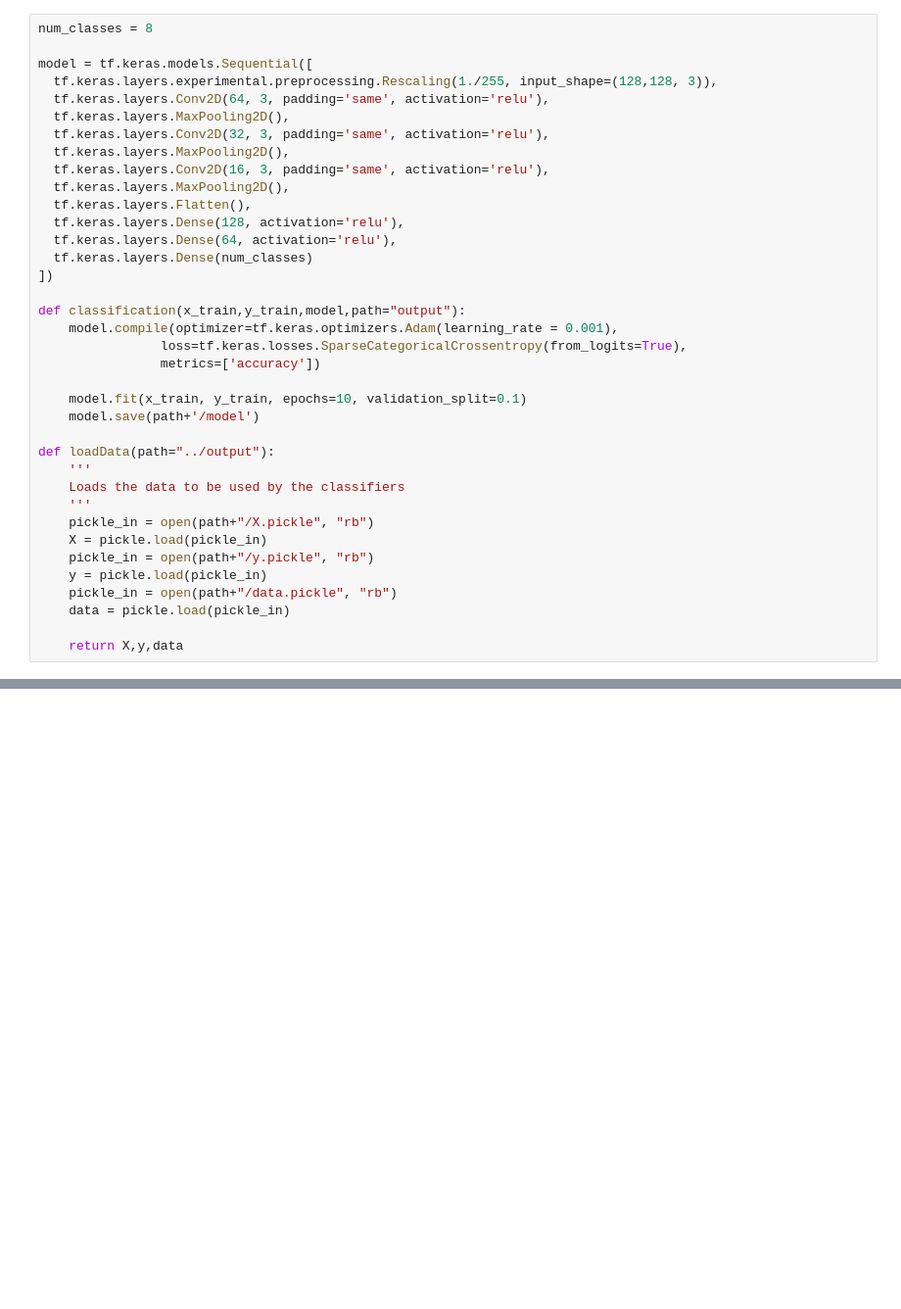
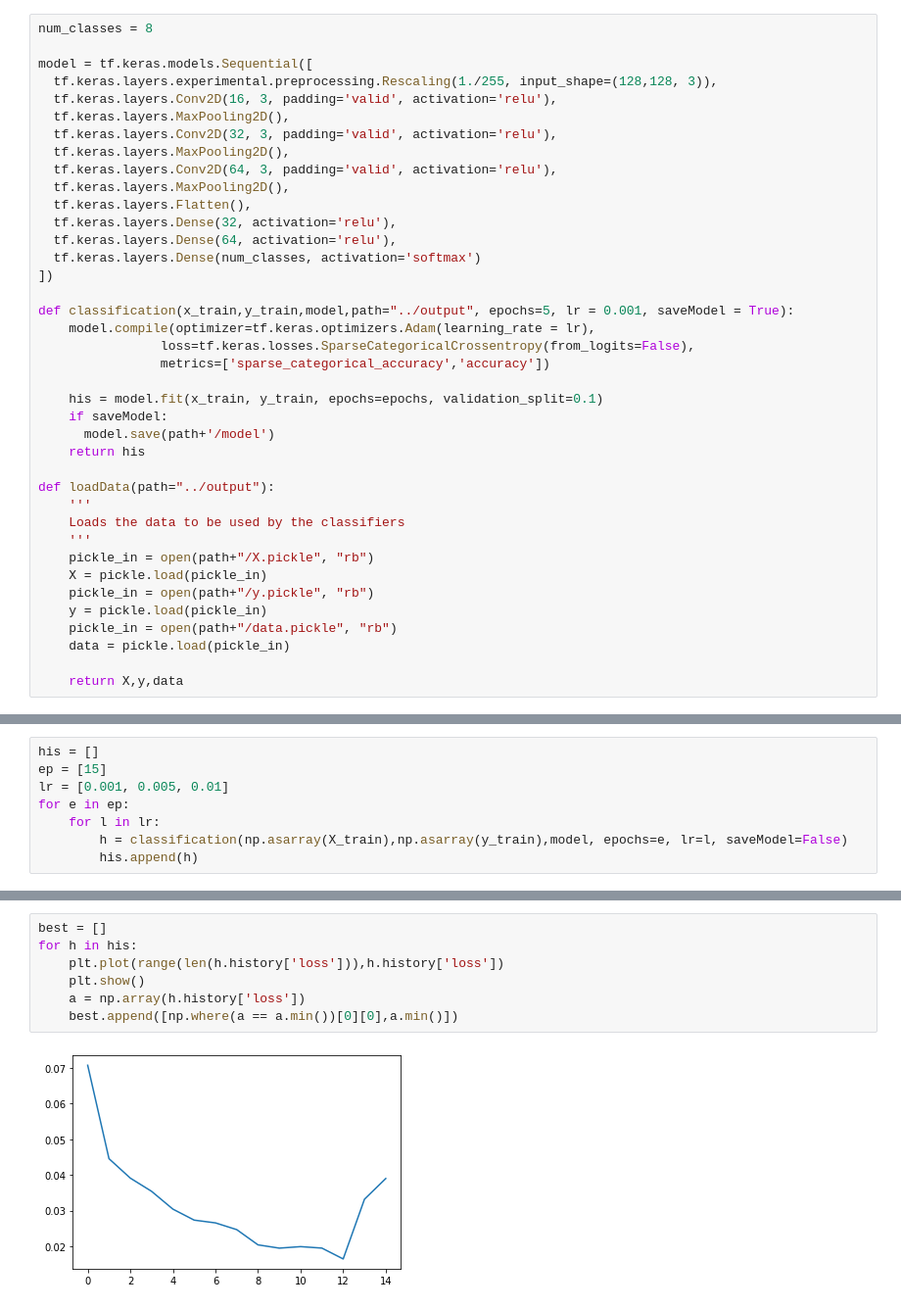
Before and after one commit to Migran99/EURO-Coin-Detector, a Jupyter notebook: notebooks/trainANN.ipynb, the cells around one changed output, grey strips where cells are left out. Shown: that part at 98% size. Cells and saved outputs as stored; diff of their text form; blank space fills up the shorter version.

```diff
--- a/notebooks/trainANN.ipynb
+++ b/notebooks/trainANN.ipynb
@@ -10,25 +11,27 @@ num_classes = 8
 
 model = tf.keras.models.Sequential([
   tf.keras.layers.experimental.preprocessing.Rescaling(1./255, input_shape=(128,128, 3)),
-  tf.keras.layers.Conv2D(64, 3, padding='same', activation='relu'),
+  tf.keras.layers.Conv2D(16, 3, padding='valid', activation='relu'),
   tf.keras.layers.MaxPooling2D(),
-  tf.keras.layers.Conv2D(32, 3, padding='same', activation='relu'),
+  tf.keras.layers.Conv2D(32, 3, padding='valid', activation='relu'),
   tf.keras.layers.MaxPooling2D(),
-  tf.keras.layers.Conv2D(16, 3, padding='same', activation='relu'),
+  tf.keras.layers.Conv2D(64, 3, padding='valid', activation='relu'),
   tf.keras.layers.MaxPooling2D(),
   tf.keras.layers.Flatten(),
-  tf.keras.layers.Dense(128, activation='relu'),
+  tf.keras.layers.Dense(32, activation='relu'),
   tf.keras.layers.Dense(64, activation='relu'),
-  tf.keras.layers.Dense(num_classes)
+  tf.keras.layers.Dense(num_classes, activation='softmax')
 ])
 
-def classification(x_train,y_train,model,path="output"):
-    model.compile(optimizer=tf.keras.optimizers.Adam(learning_rate = 0.001),
-                loss=tf.keras.losses.SparseCategoricalCrossentropy(from_logits=True),
-                metrics=['accuracy'])
+def classification(x_train,y_train,model,path="../output", epochs=5, lr = 0.001, saveModel = True):
+    model.compile(optimizer=tf.keras.optimizers.Adam(learning_rate = lr),
+                loss=tf.keras.losses.SparseCategoricalCrossentropy(from_logits=False),
+                metrics=['sparse_categorical_accuracy','accuracy'])
 
-    model.fit(x_train, y_train, epochs=10, validation_split=0.1)
-    model.save(path+'/model')
+    his = model.fit(x_train, y_train, epochs=epochs, validation_split=0.1)
+    if saveModel:
+      model.save(path+'/model')
+    return his
 
 def loadData(path="../output"):
     '''
@@ -75,0 +59,8 @@ INFO:tensorflow:Assets written to: output/model\assets
+# %%
+his = []
+ep = [15]
+lr = [0.001, 0.005, 0.01]
+for e in ep:
+    for l in lr:
+        h = classification(np.asarray(X_train),np.asarray(y_train),model, epochs=e, lr=l, saveModel=False)
+        his.append(h)
@@ -81,0 +75,9 @@ print(results)
+# %%
+best = []
+for h in his:
+    plt.plot(range(len(h.history['loss'])),h.history['loss'])
+    plt.show()
+    a = np.array(h.history['loss'])
+    best.append([np.where(a == a.min())[0][0],a.min()])
+# %% [output]
+[figure, added]
```
Also changed, not shown: parts of 8 cells of this notebook, 15 other files.
